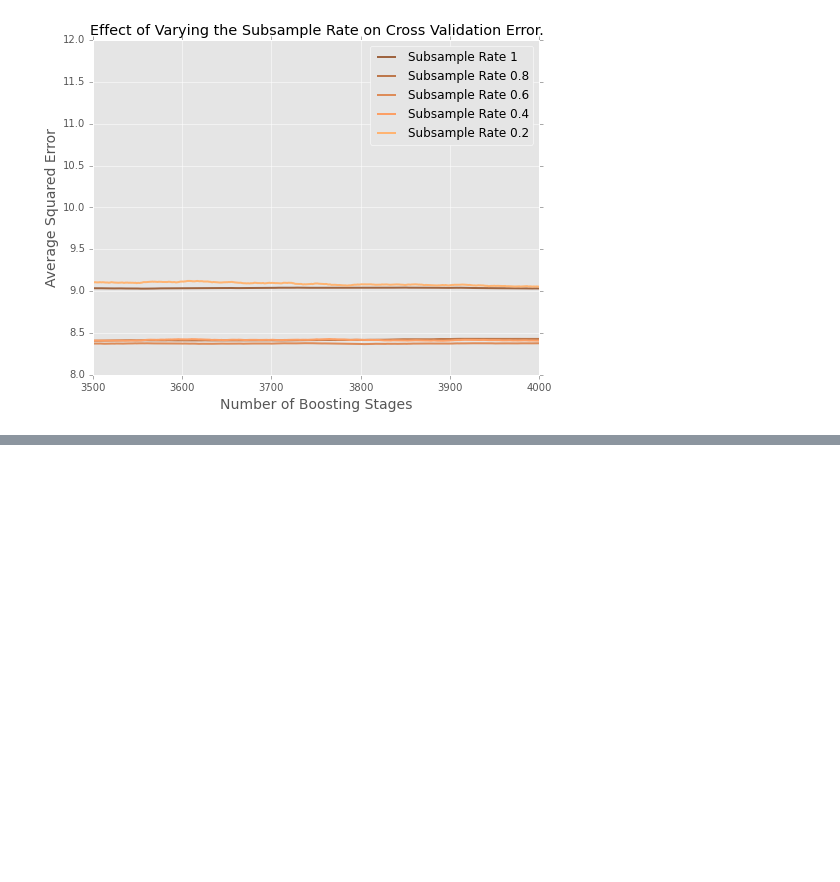
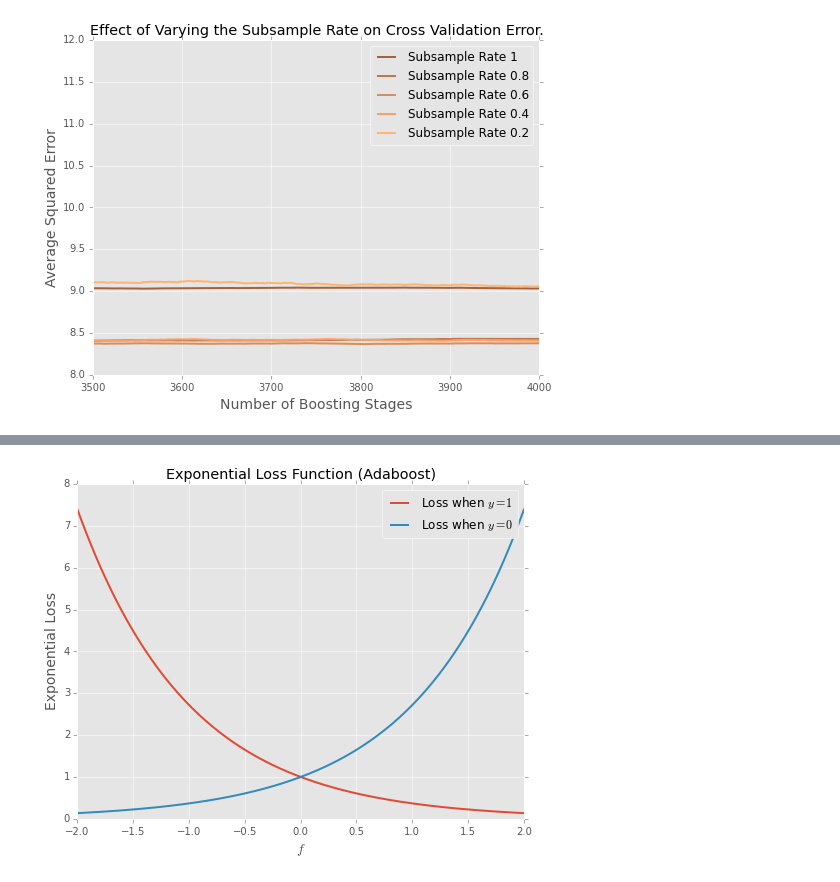
Before and after one commit to madrury/boosting-presentation, a Jupyter notebook: Boosting-Presentation-Galvanize.ipynb, the cells around one changed output, grey strips where cells are left out. Saved outputs shown, nothing was run; the diff lists cells and outputs as text; code cells hidden in the pictures; blank space fills up the shorter version.

```diff
--- a/Boosting-Presentation-Galvanize.ipynb
+++ b/Boosting-Presentation-Galvanize.ipynb
@@ -941,0 +960,18 @@ plt.savefig('plots/varying-subsample-rate-error-zoom-end.png', bbox_inches='tigh
+# %%
+# Adaboost Exponential Loss
+
+x = np.linspace(-2, 2, 200)
+one_branch =  np.exp(-x)
+zero_branch = np.exp(x)
+
+plt.plot(x, one_branch, label="Loss when $y=1$")
+plt.plot(x, zero_branch, label="Loss when $y=0$")
+
+plt.legend(loc="upper right")
+plt.title("Exponential Loss Function (Adaboost)")
+plt.xlabel('$f$', fontsize=14)
+plt.ylabel('Exponential Loss', fontsize=14)
+
+plt.savefig('plots/loss-function-adaboost.png', bbox_inches='tight')
+# %% [output]
+[figure, added]
```
Also changed, not shown: parts of 7 cells of this notebook, 8 other files.
